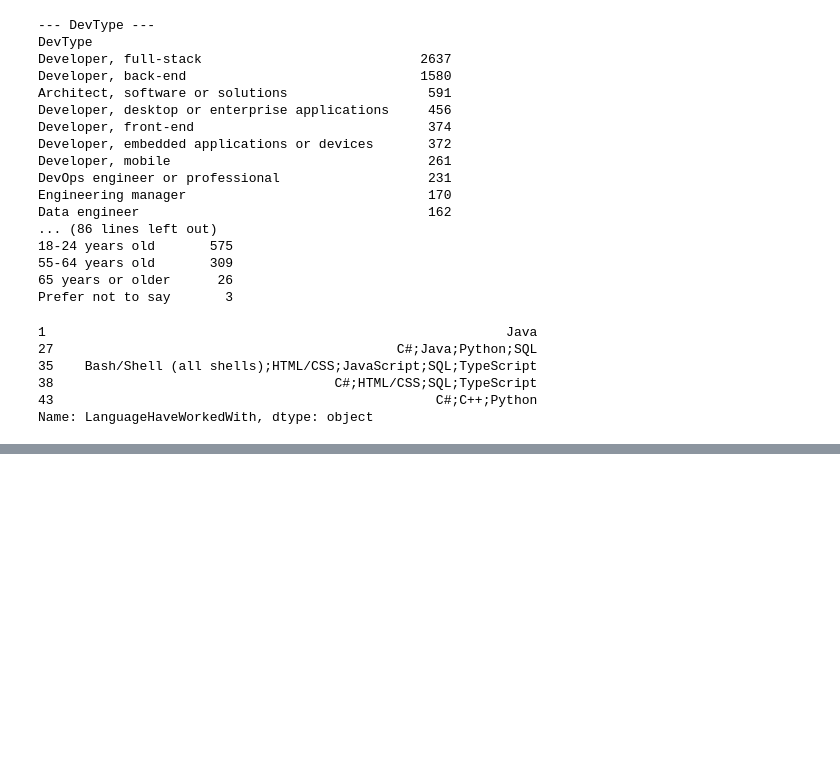
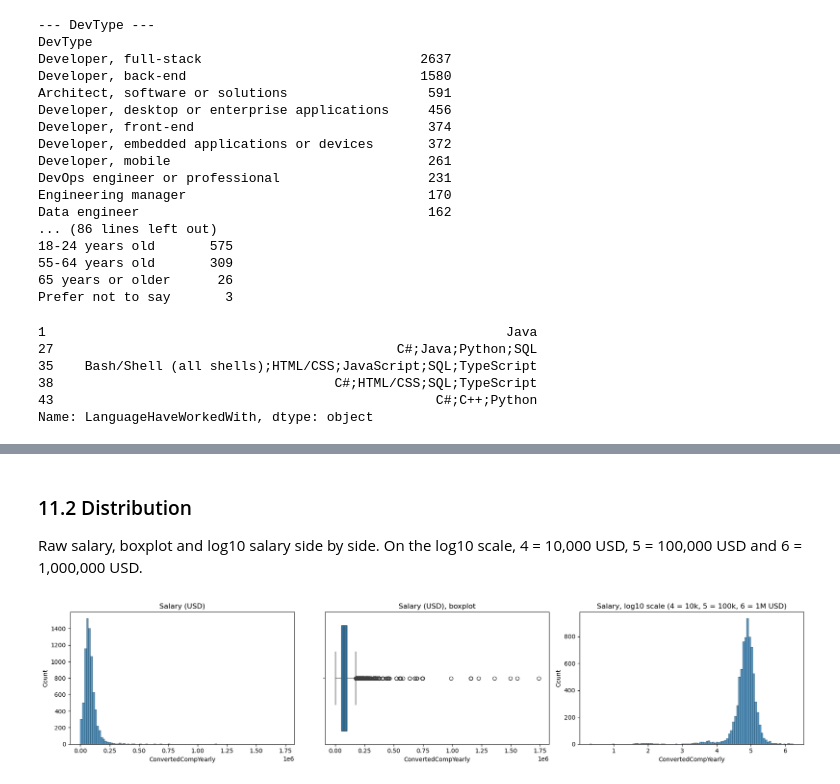
Before and after one commit to berkerild/developer-salary-prediction, a Jupyter notebook: notebooks/01_data_audit_cleaning.ipynb, the cells around one changed output, grey strips where cells are left out. Drawn from its saved outputs; the diff is of its cells as text; code cells hidden in the pictures; blank space fills up the shorter version.

Commit message:
Clean salary outliers and streamline notebook

```diff
--- a/notebooks/01_data_audit_cleaning.ipynb
+++ b/notebooks/01_data_audit_cleaning.ipynb
@@ -634,0 +636,27 @@ print("Removed:    ", rows_before - len(df_clean))
+# %% [markdown]
+### 11.2 Distribution
+
+Raw salary, boxplot and log10 salary side by side. On the log10 scale, 4 = 10,000 USD, 5 = 100,000 USD and 6 = 1,000,000 USD.
+# %%
+import numpy as np
+import matplotlib.pyplot as plt
+import seaborn as sns
+
+fig, axes = plt.subplots(1, 3, figsize=(18, 4))
+
+# 1. Raw salary
+sns.histplot(df_clean[target], bins=100, ax=axes[0])
+axes[0].set_title("Salary (USD)")
+
+# 2. Boxplot of the raw salary
+sns.boxplot(x=df_clean[target], ax=axes[1])
+axes[1].set_title("Salary (USD), boxplot")
+
+# 3. Salary on a log10 scale
+sns.histplot(np.log10(df_clean[target]), bins=100, ax=axes[2])
+axes[2].set_title("Salary, log10 scale (4 = 10k, 5 = 100k, 6 = 1M USD)")
+
+plt.tight_layout()
+plt.show()
+# %% [output]
+[figure, added]
```
Also changed, not shown: parts of 63 cells of this notebook.
